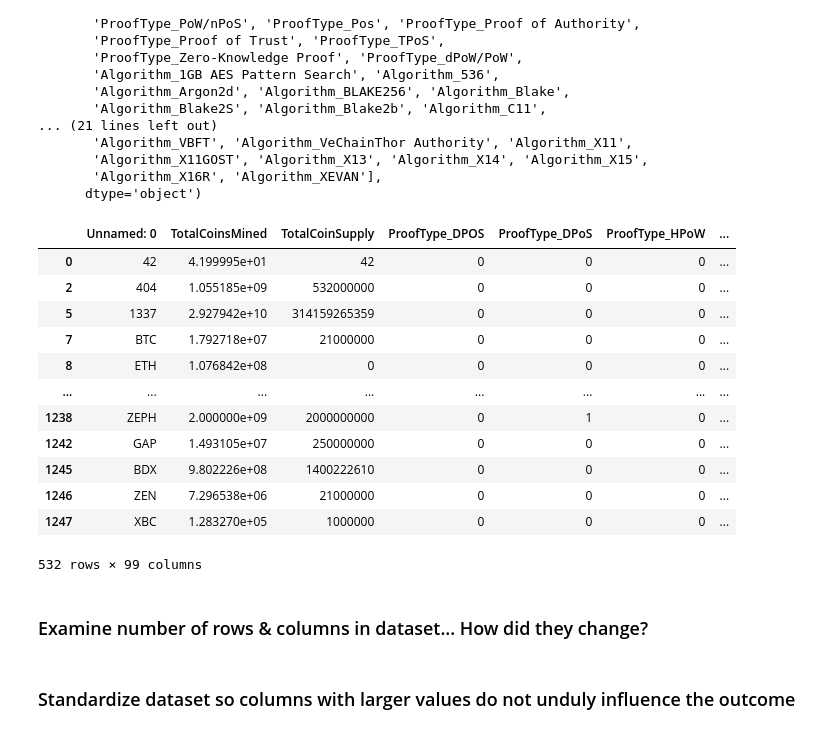
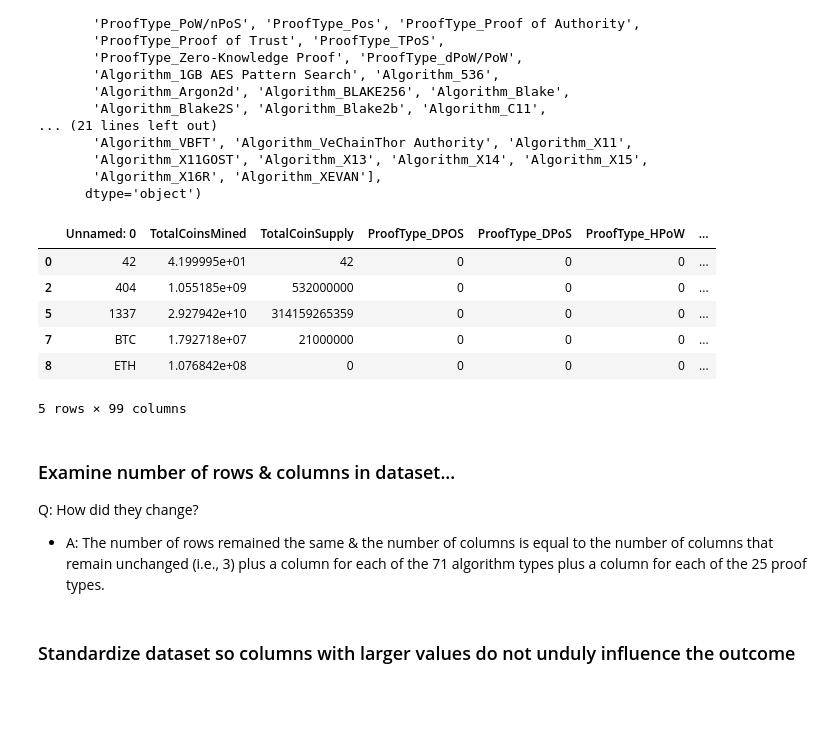
Before and after one commit to juliemcbaker/crypto_clusters, a Jupyter notebook: cluster_crypto.ipynb, the cells around one changed output. Cells and saved outputs as stored; diff of their text form; code cells hidden in the pictures; blank space fills up the shorter version.

```diff
--- a/cluster_crypto.ipynb
+++ b/cluster_crypto.ipynb
@@ -168,20 +118,16 @@ Index(['Unnamed: 0', 'TotalCoinsMined', 'TotalCoinSupply', 'ProofType_DPOS',
        'Algorithm_X16R', 'Algorithm_XEVAN'],
       dtype='object')
 # %%
-dummy_df
+dummy_df.head()
 # %% [output]
 |  | Unnamed: 0 | TotalCoinsMined | TotalCoinSupply | ProofType_DPOS | ProofType_DPoS | ProofType_HPoW | ... |
 | 0 | 42 | 4.199995e+01 | 42 | 0 | 0 | 0 | ... |
 | 2 | 404 | 1.055185e+09 | 532000000 | 0 | 0 | 0 | ... |
 | 5 | 1337 | 2.927942e+10 | 314159265359 | 0 | 0 | 0 | ... |
 | 7 | BTC | 1.792718e+07 | 21000000 | 0 | 0 | 0 | ... |
 | 8 | ETH | 1.076842e+08 | 0 | 0 | 0 | 0 | ... |
-| ... | ... | ... | ... | ... | ... | ... | ... |
-| 1238 | ZEPH | 2.000000e+09 | 2000000000 | 0 | 1 | 0 | ... |
-| 1242 | GAP | 1.493105e+07 | 250000000 | 0 | 0 | 0 | ... |
-| 1245 | BDX | 9.802226e+08 | 1400222610 | 0 | 0 | 0 | ... |
-| 1246 | ZEN | 7.296538e+06 | 21000000 | 0 | 0 | 0 | ... |
-| 1247 | XBC | 1.283270e+05 | 1000000 | 0 | 0 | 0 | ... |
-532 rows × 99 columns
+5 rows × 99 columns
-# %% [markdown]
-### Examine number of rows & columns in dataset... How did they change?
+# %% [markdown]
+### Examine number of rows & columns in dataset...
+Q: How did they change?
+* A: The number of rows remained the same & the number of columns is equal to the number of columns that remain unchanged (i.e., 3) plus a column for each of the 71 algorithm types plus a column for each of the 25 proof types.
```
Also changed, not shown: parts of 14 cells of this notebook.
